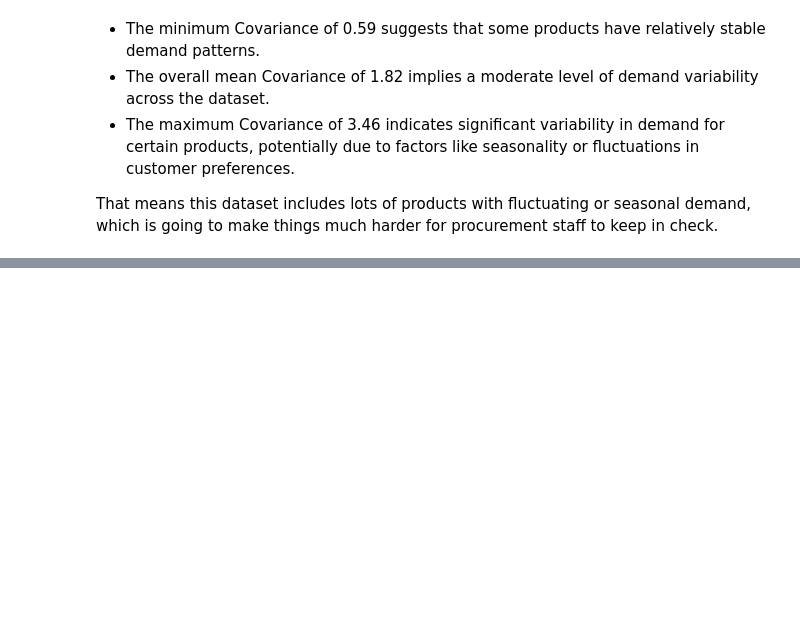
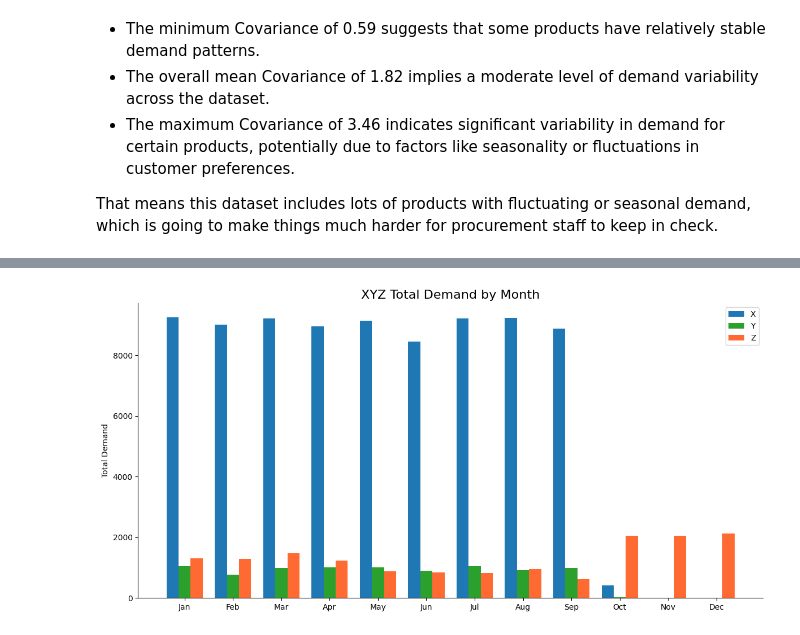
Before and after one commit to emirhansilsupur/supply-chain-analytics-forecasting, a Jupyter notebook: SC_Analytics_Forecasting.ipynb, the cells around one changed output, grey strips where cells are left out. Drawn from its saved outputs; the diff is of its cells as text; code cells hidden in the pictures; blank space fills up the shorter version.

```diff
--- a/SC_Analytics_Forecasting.ipynb
+++ b/SC_Analytics_Forecasting.ipynb
@@ -1042,0 +1052,15 @@ pd.pivot_table(df_cp_wide, index="xyz", values="Product Name",aggfunc={"Product
+# %%
+total_demand_by_month_xyz = df_cp_wide.groupby("xyz").agg(
+    Jan=("2017-01", "sum"),
+    Feb=("2017-02", "sum"),
+    Mar=("2017-03", "sum"),
+    Apr=("2017-04", "sum"),
+    May=("2017-05", "sum"),
+    Jun=("2017-06", "sum"),
+    Jul=("2017-07", "sum"),
+    Aug=("2017-08", "sum"),
+    Sep=("2017-09", "sum"),
+    Oct=("2017-10", "sum"),
+    Nov=("2017-11", "sum"),
+    Dec=("2017-12", "sum"),
+)
@@ -1042,0 +1075,20 @@ pd.pivot_table(df_cp_wide, index="xyz", values="Product Name",aggfunc={"Product
+# %%
+plt.figure(figsize=(12, 6))
+
+bar_width = 0.25
+index = total_demand_by_month_xyz .columns
+x = range(len(index))
+
+plt.bar(x, total_demand_by_month_xyz .loc["X"], width=bar_width, label="X", color="tab:blue")
+plt.bar([i + bar_width for i in x], total_demand_by_month_xyz .loc["Y"], width=bar_width, label="Y", color="tab:green")
+plt.bar([i + 2 * bar_width for i in x], total_demand_by_month_xyz .loc["Z"], width=bar_width, label="Z",alpha=0.8, color="orangered")
+plt.gca().spines["top"].set_visible(False)
+plt.gca().spines["right"].set_visible(False)
+plt.ylabel("Total Demand")
+plt.title("XYZ Total Demand by Month",fontsize=16)
+plt.xticks([i + bar_width for i in x], index)
+plt.legend()
+plt.tight_layout()
+plt.show()
+# %% [output]
+[figure, added]
```
Also changed, not shown: parts of 7 cells of this notebook.
